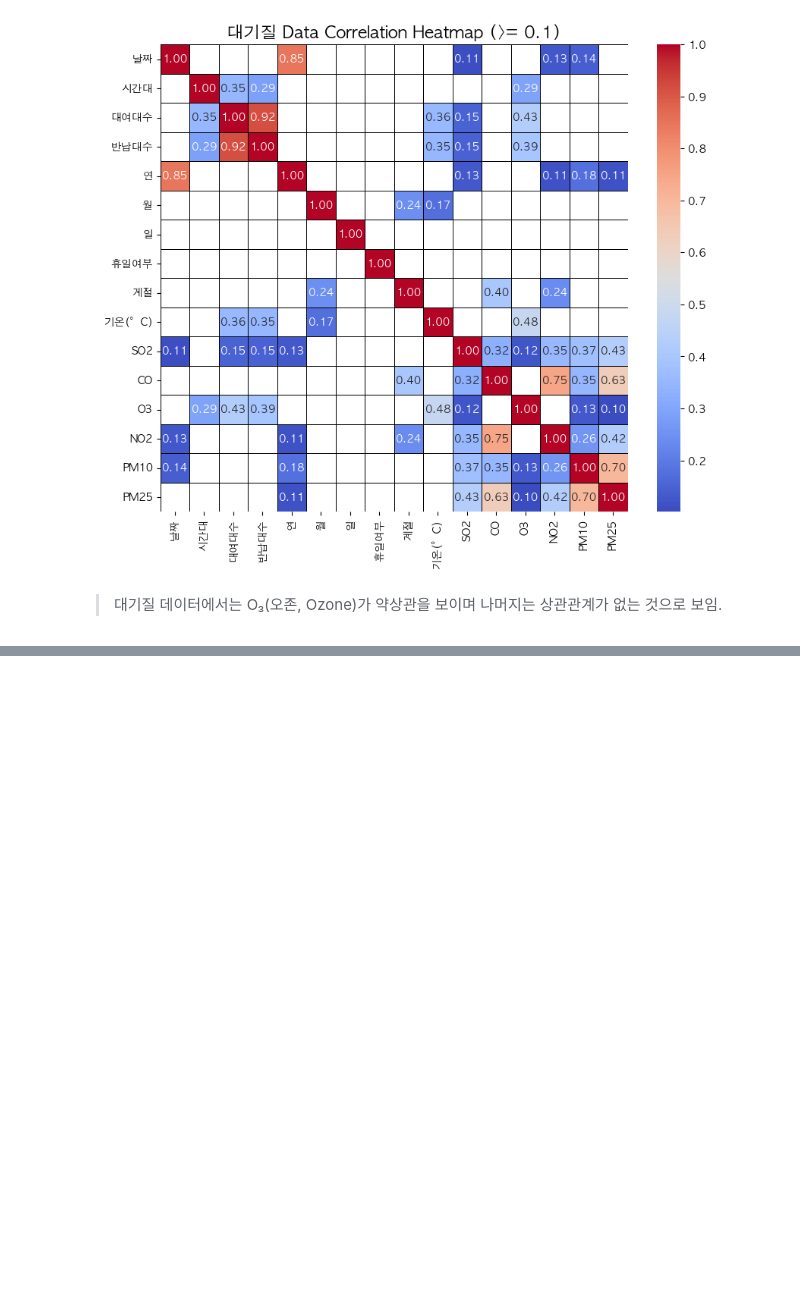
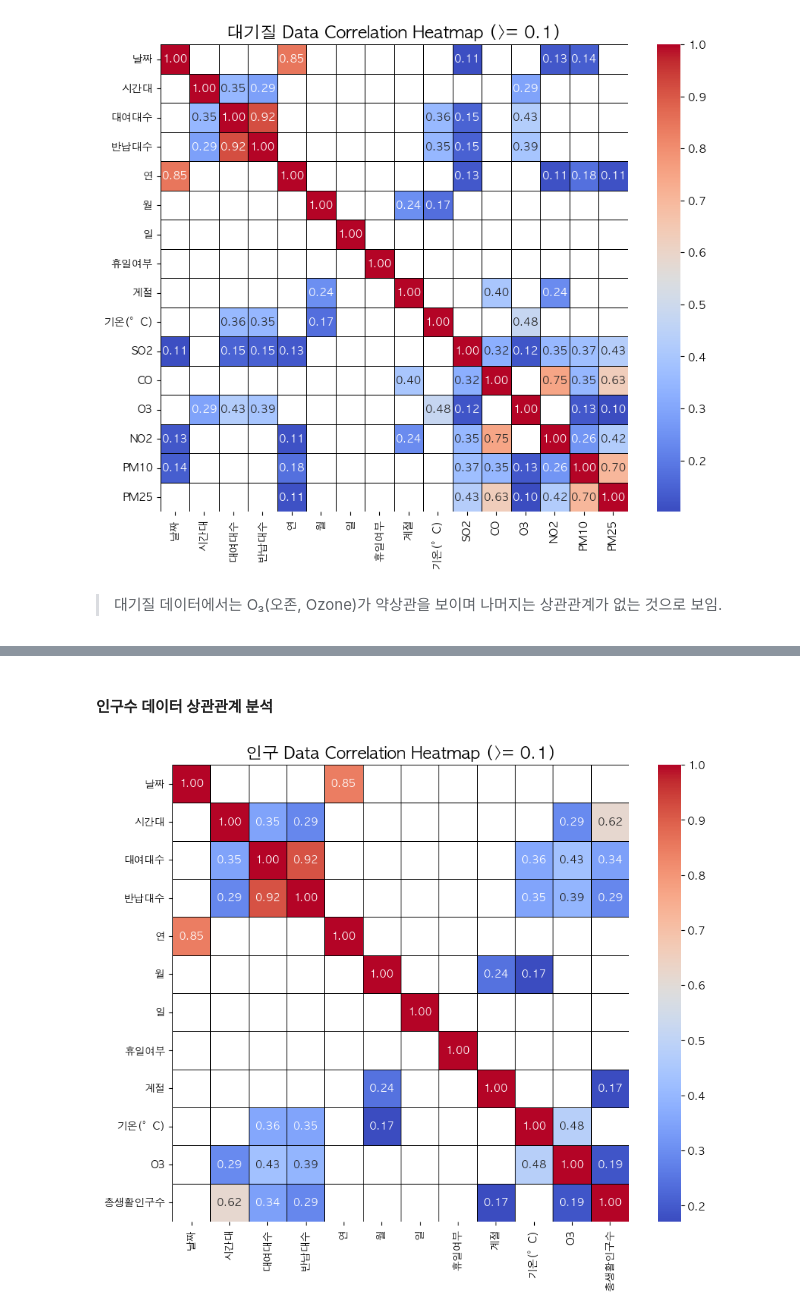
Before and after one commit to donghun-ha/Ddareungi, a Jupyter notebook: python/note/dh/olympic_park.ipynb, the cells around one changed output, grey strips where cells are left out. Drawn from its saved outputs; the diff is of its cells as text; code cells hidden in the pictures; blank space fills up the shorter version.

Commit message:
인구데이터 2023 05~ 2024 05 방이동 데이터 수집 및 heatmap 상관관계분석

```diff
--- a/python/note/dh/olympic_park.ipynb
+++ b/python/note/dh/olympic_park.ipynb
@@ -994,0 +1089,9 @@ olympic_park_station.to_csv("../../data/olympic_weather_airpollution_merge.csv")
+# %%
+# 컬럼 일치시키기 (for merge)
+olympic_people_count.rename(columns={'기준일ID':'날짜', '시간대구분':'시간대'},inplace=True)
+
+# type 변환
+olympic_people_count['날짜'] = pd.to_datetime(olympic_people_count['날짜'], format='%Y%m%d')
+
+# 데이터 확인
+olympic_people_count
@@ -994,0 +1112,11 @@ olympic_park_station.to_csv("../../data/olympic_weather_airpollution_merge.csv")
+# %%
+# 데이터 병합
+olympic_park_station = pd.merge(
+    olympic_park_station,
+    olympic_people_count,
+    on=['날짜', '시간대'],
+    how='left'
+)
+
+# 데이터 확인
+olympic_park_station
@@ -994,0 +1137,30 @@ olympic_park_station.to_csv("../../data/olympic_weather_airpollution_merge.csv")
+# %% [markdown]
+#### 인구수 데이터 상관관계 분석
+# %%
+import seaborn as sns
+import matplotlib.pyplot as plt
+import numpy as np
+
+# 상관계수 계산 및 필터링
+correlation_matrix = olympic_park_station.replace(
+    {'평일': 0, '휴일': 1, '봄': 0, '여름': 1, '가을': 2, '겨울': 3}
+).drop(columns='대여소').corr()
+filtered_correlation = correlation_matrix.where(correlation_matrix >= 0.1, np.nan)
+
+# 히트맵 생성
+plt.figure(figsize=(10, 8))
+sns.heatmap(
+    filtered_correlation,
+    annot=True,
+    cmap='coolwarm',
+    fmt='.2f',
+    cbar=True,
+    mask=filtered_correlation.isnull(),
+    linewidths=0.5,  # 박스 경계선 강조
+    linecolor='black',  # 경계선 색상 설정
+    square=True  # 정사각형 박스
+)
+plt.title('인구 Data Correlation Heatmap (>= 0.1)', fontsize=16)
+plt.show()
+# %% [output]
+[figure, added]
```
Also changed, not shown: parts of 9 cells of this notebook.
